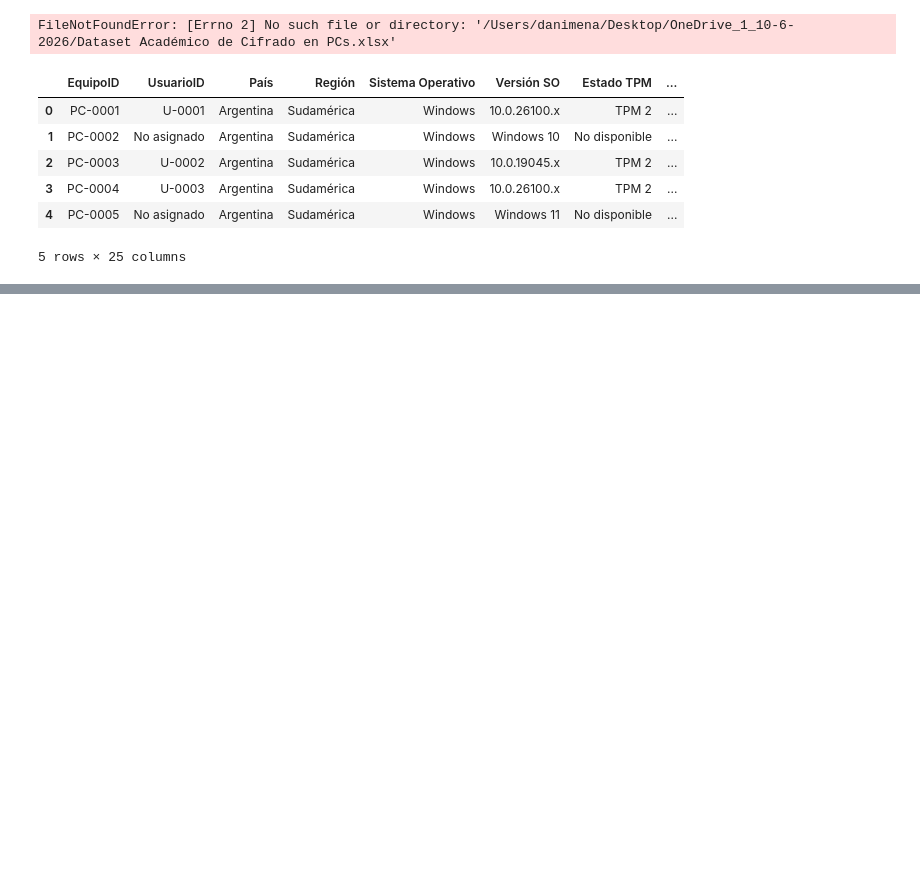
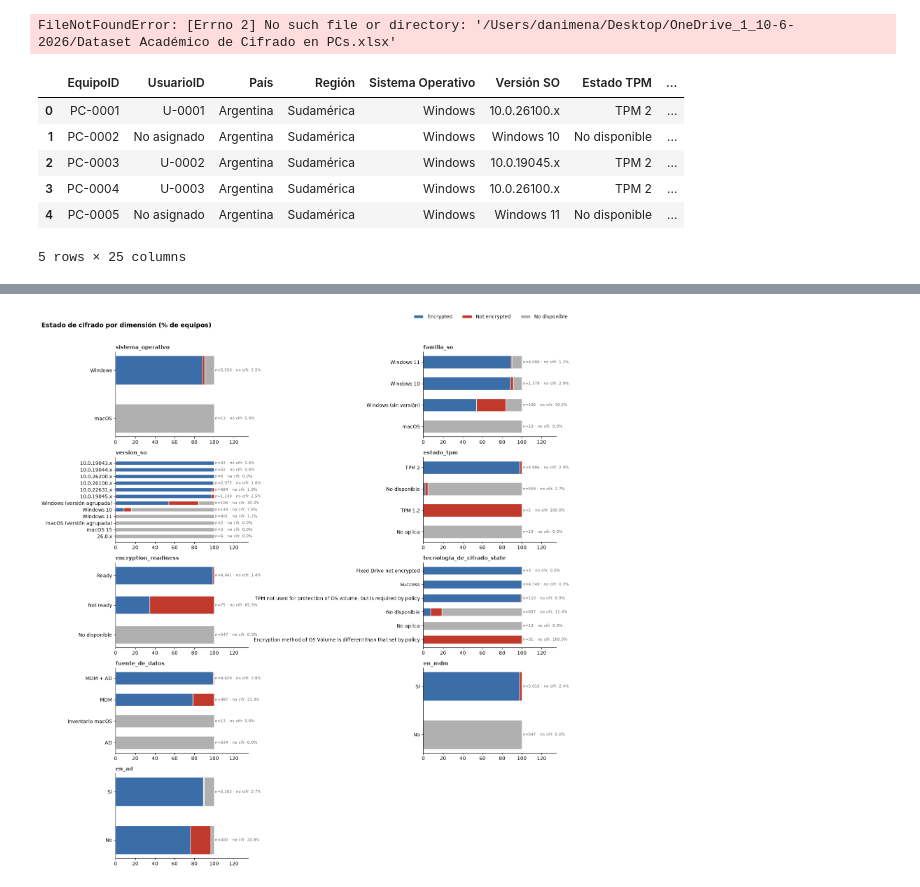
Before and after one commit to a01662395-prog/DWS, a Jupyter notebook: Initial_EDA.ipynb, the cells around one changed output, grey strips where cells are left out. Cells and saved outputs as stored; diff of their text form; code cells hidden in the pictures; blank space fills up the shorter version.

```diff
--- a/Initial_EDA.ipynb
+++ b/Initial_EDA.ipynb
@@ -82,0 +579,35 @@ def mapear(s, mapa, nombre):
+# %%
+# 9.1 % de cifrado por cada dimensión
+COLORES_CIFRADO = {"Encrypted": AZUL, "Not encrypted": "#C0392B", ETIQUETA_SIN_DATO: GRIS}
+
+def cifrado_por(dim, ax):
+    t = pd.crosstab(df_a[dim], df_a["estado_de_cifrado"], normalize="index").mul(100)
+    t = t.reindex(columns=[c for c in COLORES_CIFRADO if c in t.columns]).sort_values("Encrypted")
+    izq = np.zeros(len(t))
+    for estado in t.columns:
+        ax.barh(t.index.astype(str), t[estado], left=izq, color=COLORES_CIFRADO[estado],
+                height=0.6, edgecolor="white", linewidth=1, label=estado)
+        izq += t[estado].values
+    n = df_a[dim].value_counts().reindex(t.index)
+    for i, (k, v) in enumerate(n.items()):
+        nc = t.loc[k].get("Not encrypted", 0)
+        ax.text(101, i, f"n={v:,} · no cifr. {nc:.1f}%", va="center", fontsize=8, color="#666")
+    ax.set_xlim(0, 135)
+    ax.set_title(dim, loc="left", fontsize=11, fontweight="bold", color=TINTA)
+    ax.spines[["top", "right"]].set_visible(False)
+
+dims = ["sistema_operativo", "familia_so", "version_so", "estado_tpm", "encryption_readiness",
+        "tecnologia_de_cifrado_state", "fuente_de_datos", "en_mdm", "en_ad"]
+nrows = int(np.ceil(len(dims) / 2))
+fig, axes = plt.subplots(nrows, 2, figsize=(15, 3.2 * nrows))
+for ax, dim in zip(axes.flat, dims):
+    cifrado_por(dim, ax)
+for ax in axes.flat[len(dims):]:
+    ax.axis("off")
+handles, labels = axes.flat[0].get_legend_handles_labels()
+fig.legend(handles, labels, loc="upper right", ncol=3, frameon=False)
+fig.suptitle("Estado de cifrado por dimensión (% de equipos)", x=0.01, ha="left", fontsize=13, fontweight="bold")
+plt.tight_layout(rect=(0, 0, 1, 0.97))
+plt.show()
+# %% [output]
+[figure, added]
```
Also changed, not shown: parts of 27 cells of this notebook.
